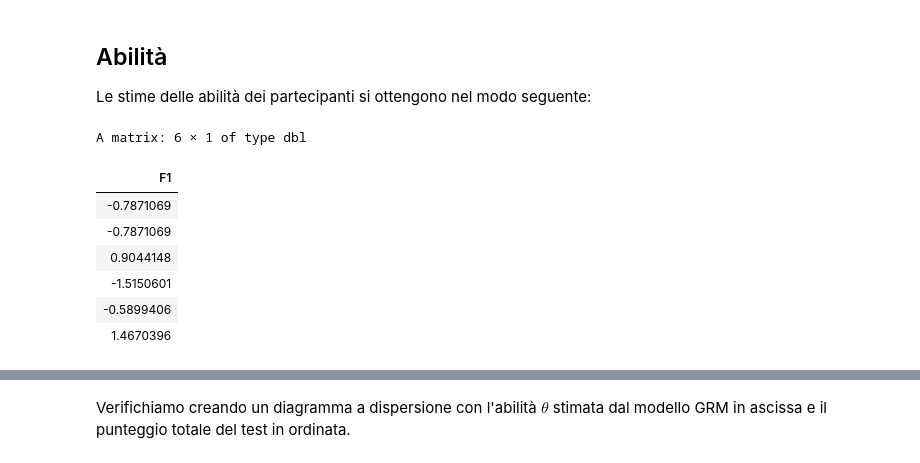
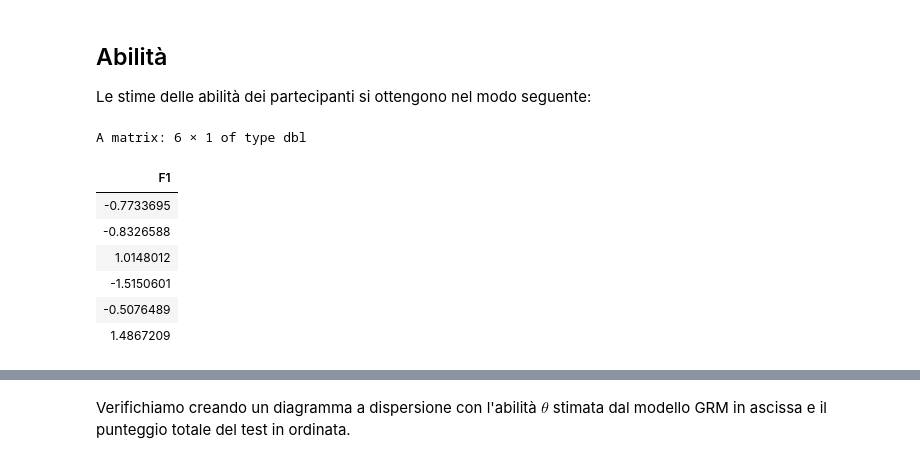
Before and after one commit to ccaudek/psy_test, a Jupyter notebook: _build/html/_sources/_irt/07_polytomous_graded.ipynb, the cells around one changed output, grey strips where cells are left out. Saved outputs shown, nothing was run; the diff lists cells and outputs as text; code cells hidden in the pictures.

```diff
--- a/_build/html/_sources/_irt/07_polytomous_graded.ipynb
+++ b/_build/html/_sources/_irt/07_polytomous_graded.ipynb
@@ -475,16 +551,16 @@ personfitPlot(mirt_grm)
 Le stime delle abilità dei partecipanti si ottengono nel modo seguente:
 # %%
 # Calcola le stime delle abilità utilizzando il metodo EAPsum
-abilita_partecipanti <- fscores(mirt_grm, method = "EAPsum")
+abilita_partecipanti <- fscores(mirt_grm, method = "EAP", full.scores = TRUE)
 
 # Visualizza le stime delle abilità
 head(abilita_partecipanti)
 # %% [output]
 A matrix: 6 × 1 of type dbl
 | F1 |
-| -0.7871069 |
-| -0.7871069 |
-| 0.9044148 |
+| -0.7733695 |
+| -0.8326588 |
+| 1.0148012 |
 | -1.5150601 |
-| -0.5899406 |
-| 1.4670396 |
+| -0.5076489 |
+| 1.4867209 |
```
Also changed, not shown: parts of 34 cells of this notebook, 21 other files.
